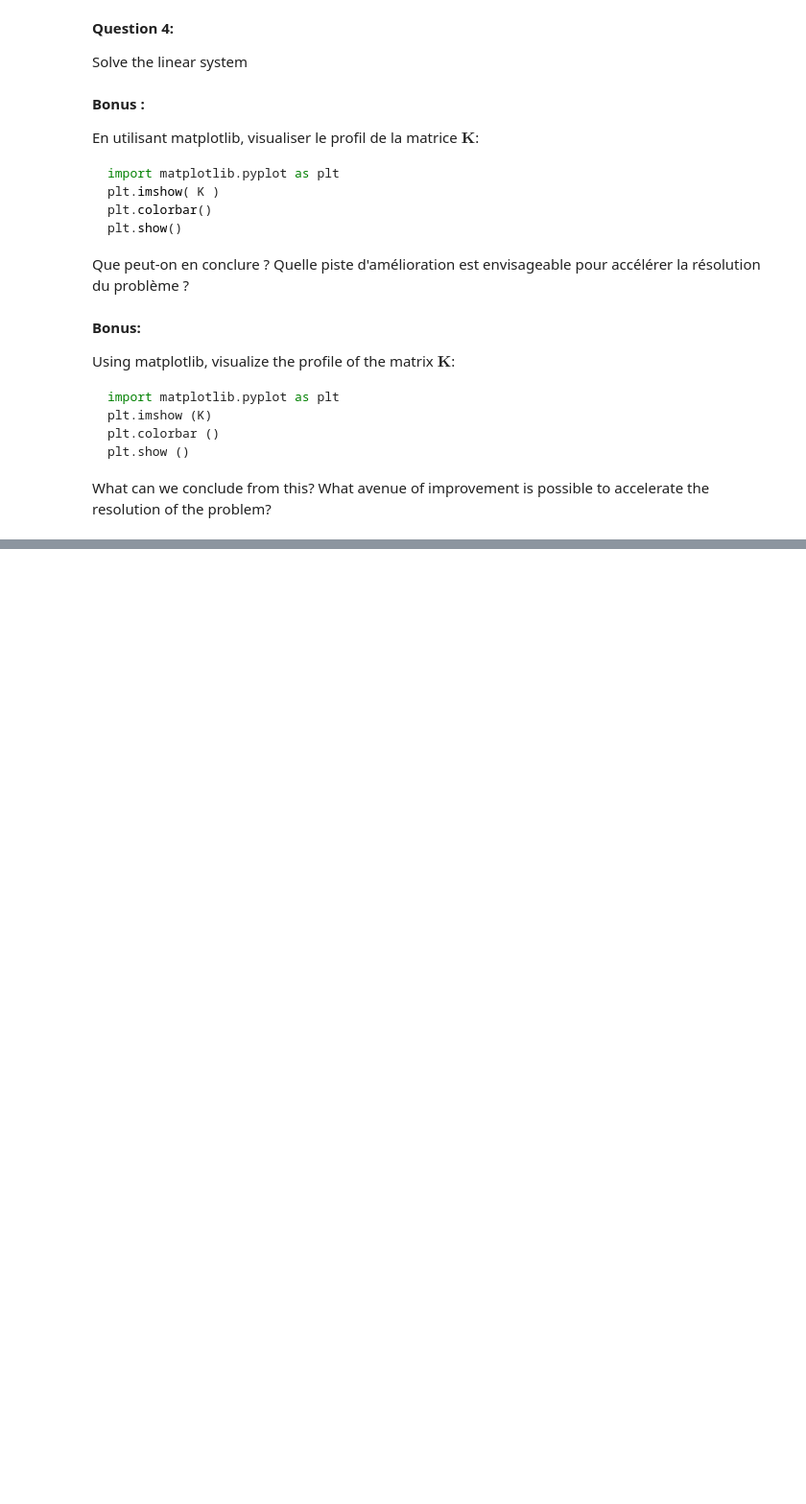
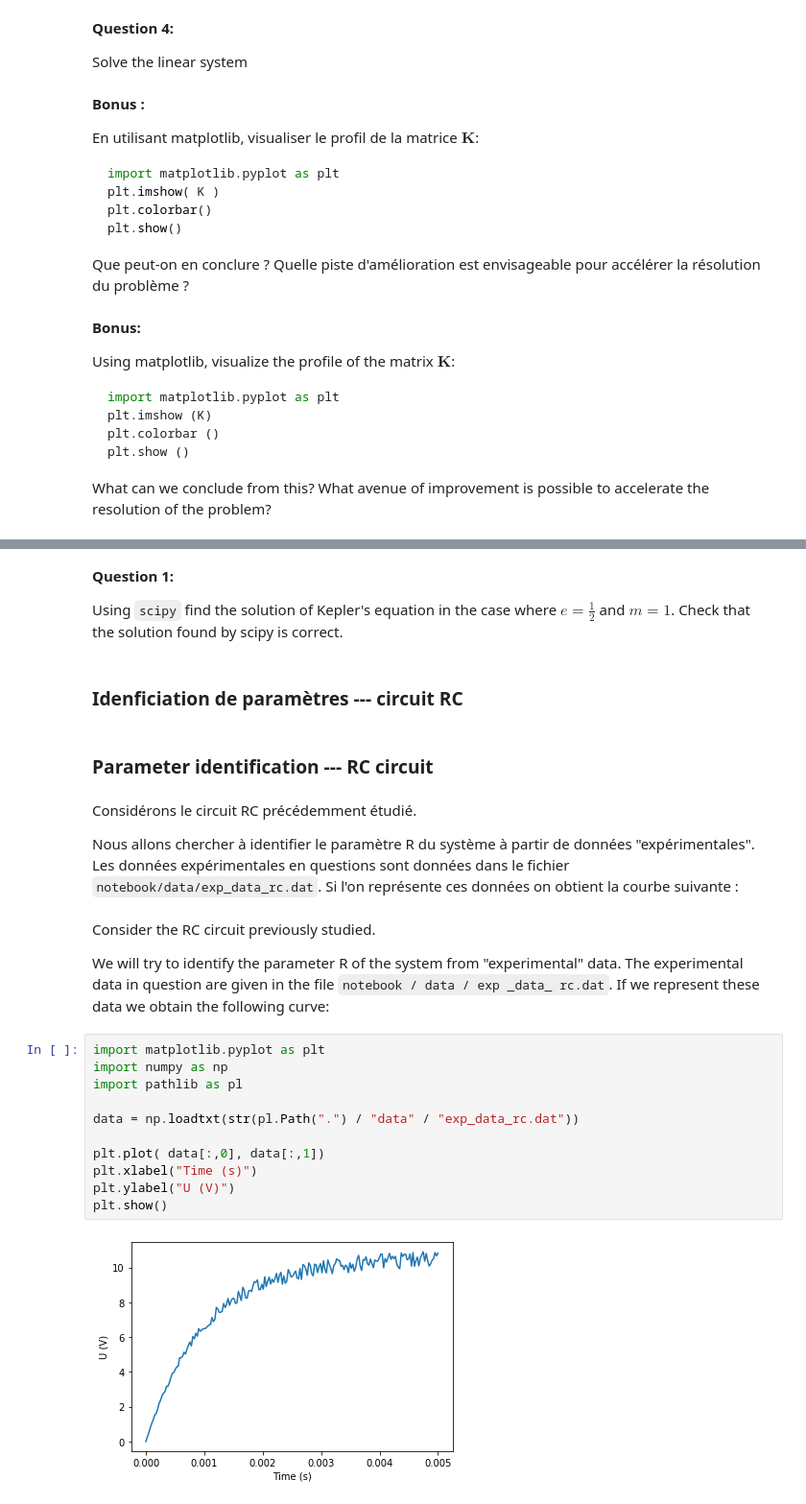
Before and after one commit to basileMarchand/master_1_sgm_energie_psl, a Jupyter notebook: sources/XX_exercices.ipynb, the cells around one changed output, grey strips where cells are left out. Shown at 96% size. Cells and saved outputs as stored; diff of their text form; blank space fills up the shorter version.

Commit message:
Add scipy exercises

```diff
--- a/sources/XX_exercices.ipynb
+++ b/sources/XX_exercices.ipynb
@@ -549,0 +657,31 @@ What can we conclude from this? What avenue of improvement is possible to accele
+# %% [markdown]
+**Question 1:**
+
+Using `scipy` find the solution of Kepler's equation in the case where $e=\frac{1}{2}$ and $m=1$. Check that the solution found by scipy is correct.
+# %% [markdown]
+### Idenficiation de paramètres --- circuit RC
+# %% [markdown]
+### Parameter identification --- RC circuit
+# %% [markdown]
+Considérons le circuit RC précédemment étudié.
+
+Nous allons chercher à identifier le paramètre R du système à partir de données "expérimentales".
+Les données expérimentales en questions sont données dans le fichier `notebook/data/exp_data_rc.dat`. Si l'on représente ces données on obtient la courbe suivante :
+# %% [markdown]
+Consider the RC circuit previously studied.
+
+We will try to identify the parameter R of the system from "experimental" data.
+The experimental data in question are given in the file `notebook / data / exp _data_ rc.dat`. If we represent these data we obtain the following curve:
+# %%
+import matplotlib.pyplot as plt
+import numpy as np
+import pathlib as pl
+
+data = np.loadtxt(str(pl.Path(".") / "data" / "exp_data_rc.dat"))
+
+plt.plot( data[:,0], data[:,1])
+plt.xlabel("Time (s)")
+plt.ylabel("U (V)")
+plt.show()
+# %% [output]
+[figure, added]
```
Also changed, not shown: parts of 29 cells of this notebook.
